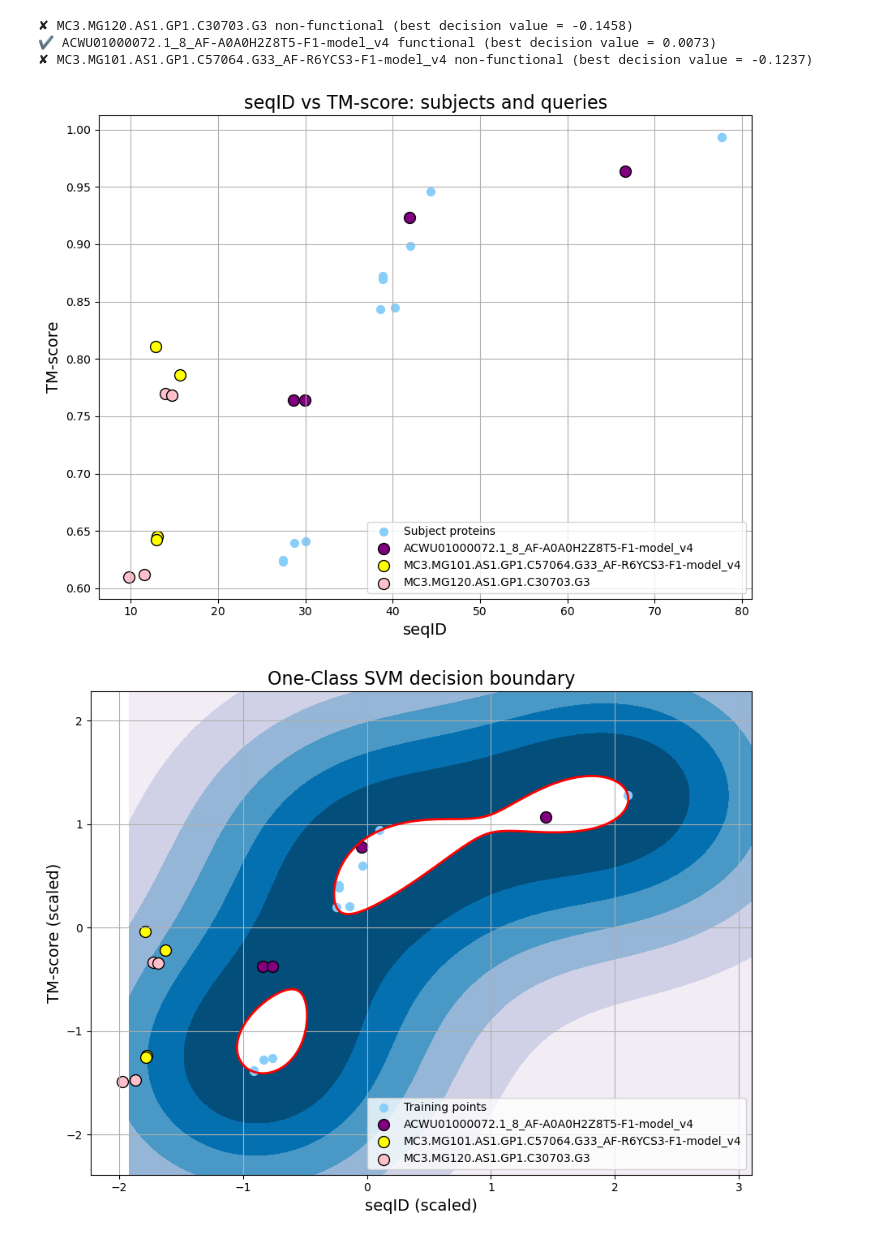
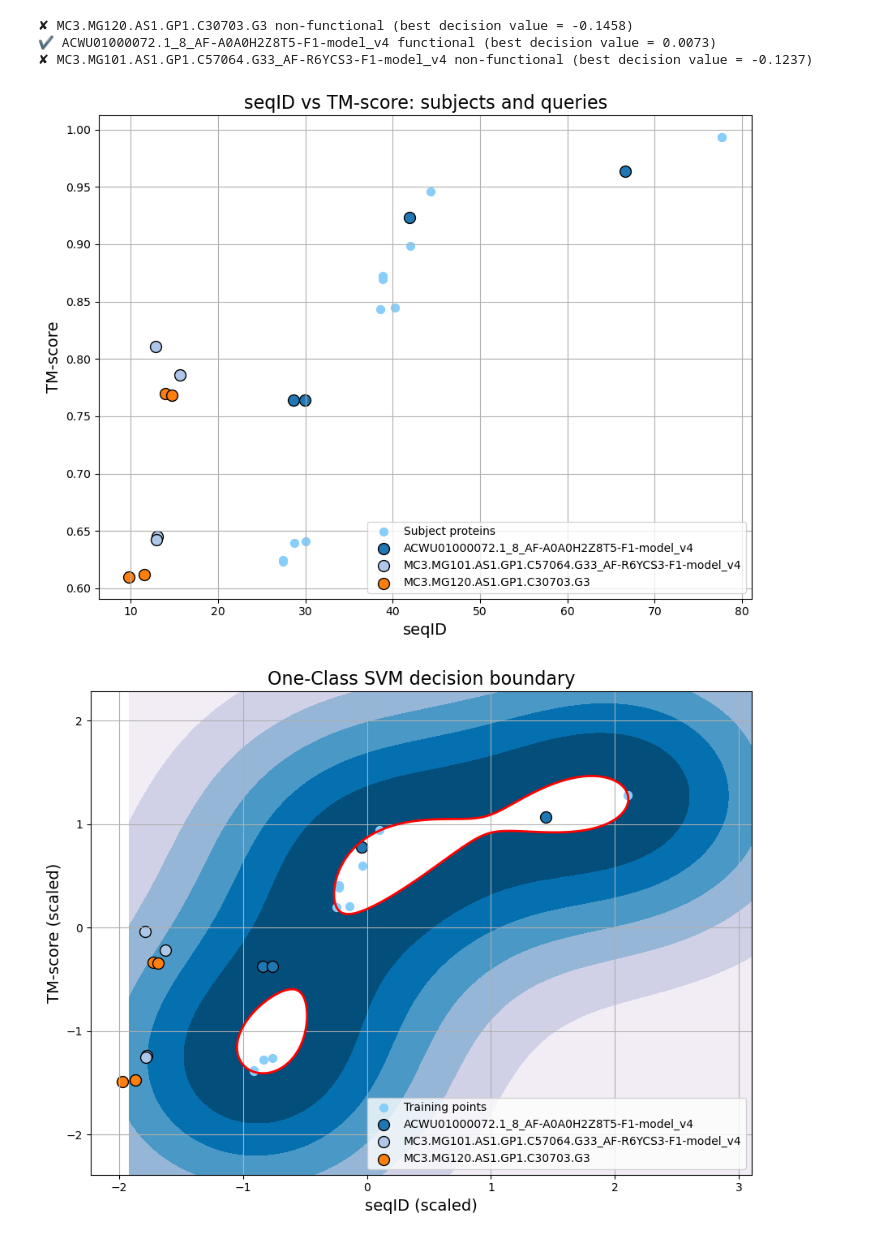
Before and after one commit to btroppo/ARG-PASS, a Jupyter notebook: example/APH/cluster_20/AF-Q08JA6-F1-model_v6/high_lddt_subjects/functional_prediction.ipynb, the cells around one changed output. Saved outputs shown, nothing was run; the diff lists cells and outputs as text; code cells hidden in the pictures.

Commit message:
Update functional_prediction notebook for ARG-PASS v2.0

```diff
--- a/example/APH/cluster_20/AF-Q08JA6-F1-model_v6/high_lddt_subjects/functional_prediction.ipynb
+++ b/example/APH/cluster_20/AF-Q08JA6-F1-model_v6/high_lddt_subjects/functional_prediction.ipynb
@@ -65,7 +65,18 @@ for query in df_queries['query'].unique():
     else:
         functional = 'no'
         print(f"✘ {query} non-functional (best decision value = {decision_values.max():.4f})")
-    results.append({'query': query, 'functional': functional})
+
+    # Get the row with the highest ttmscore
+    best_row = df_query.loc[df_query['ttmscore'].idxmax()]
+
+    results.append({
+        'query': query,
+        'functional': functional,
+        'best_subject_tmscore': best_row['subject'],
+        'TM-score': best_row['ttmscore'],
+        'seqID': best_row['seqID'],
+        'query_coverage': best_row['coverage']
+    })
 
 pd.DataFrame(results).to_csv('output/functional_predictions.csv', index=False)
 # %% [output]
@@ -73,22 +84,22 @@ pd.DataFrame(results).to_csv('output/functional_predictions.csv', index=False)
 ✔ ACWU01000072.1_8_AF-A0A0H2Z8T5-F1-model_v4 functional (best decision value = 0.0073)
 ✘ MC3.MG101.AS1.GP1.C57064.G33_AF-R6YCS3-F1-model_v4 non-functional (best decision value = -0.1237)
 # %%
-#create plots for visualisation
+import matplotlib.colors as mcolors
+
+# Get all query names from folder
 files = [f for f in os.listdir("queries/") if f.endswith('.pdb')]
 query = [os.path.splitext(f)[0] for f in files]
-#populate with different queries as necessary
-query_to_color = {
-    'ACWU01000072.1_8_AF-A0A0H2Z8T5-F1-model_v4':'purple',
-    'MC3.MG101.AS1.GP1.C57064.G33_AF-R6YCS3-F1-model_v4':'yellow',
-    'MC3.MG120.AS1.GP1.C30703.G3':'pink',
-    'MC3.MG346.AS1.GP1.C72738.G1':'lightgreen'
-}
+
+colors = [plt.cm.tab20(i) for i in range(40)]
+
+query_to_color = {name: colors[i % len(colors)] for i, name in enumerate(sorted(query))}
 
 queries = sorted(df_queries['query'].unique())
 
 # Figure 1: seqID vs TM-score
 fig1, ax = plt.subplots(figsize=(9, 7))
 ax.scatter(
+
     df_train['seqID'],
     df_train['ttmscore'],
     s=50,
@@ -111,7 +122,7 @@ ax.set_ylabel('TM-score', fontsize=14)
 ax.grid(True)
 ax.legend(loc='best', fontsize=10)
 plt.tight_layout()
-fig1.savefig('output/seqID_vs_TM-score.png', bbox_inches='tight')
+fig1.savefig('output/seqID_vs_TM-score_distribution.png', bbox_inches='tight')
 plt.show()
 plt.close(fig1)
 
@@ -127,32 +138,32 @@ ax.contourf(xx, yy, Z, levels=np.linspace(Z.min(), 0, 7), cmap=plt.cm.PuBu)
 ax.contour(xx, yy, Z, levels=[0], linewidths=2, colors='red')
 ax.scatter(
     X_train_scaled[:, 0],
     X_train_scaled[:, 1],
     c='lightskyblue',
     s=50,
     label='Training points'
 )
 for query in queries:
     df_query = df_queries[df_queries['query'] == query]
     X_query = df_query[['seqID', 'ttmscore']].values
     X_query_scaled = scaler.transform(X_query)
     ax.scatter(
         X_query_scaled[:, 0],
         X_query_scaled[:, 1],
         s=100,
         color=query_to_color[query],
         edgecolors='k',
         label=query
     )
 ax.set_title('One-Class SVM decision boundary', fontsize=16)
 ax.set_xlabel('seqID (scaled)', fontsize=14)
 ax.set_ylabel('TM-score (scaled)', fontsize=14)
 ax.grid(True)
 ax.legend(loc='lower right', fontsize=10)
 plt.tight_layout()
 fig2.savefig('output/SVM_decision_boundary.png', bbox_inches='tight')
 plt.show()
 plt.close(fig2)
 # %% [output]
-[figure, old version]
+[figure, new version]
-[figure, old version]
+[figure, new version]
```
Also changed, not shown: parts of 1 cell of this notebook.
